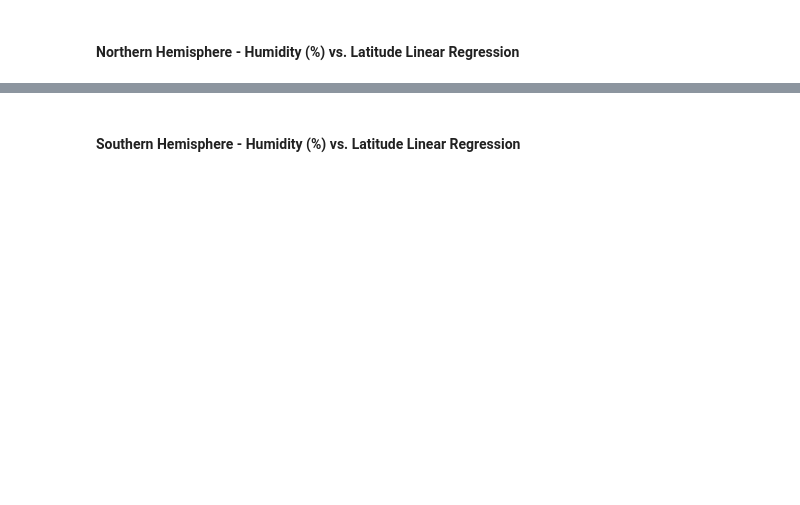
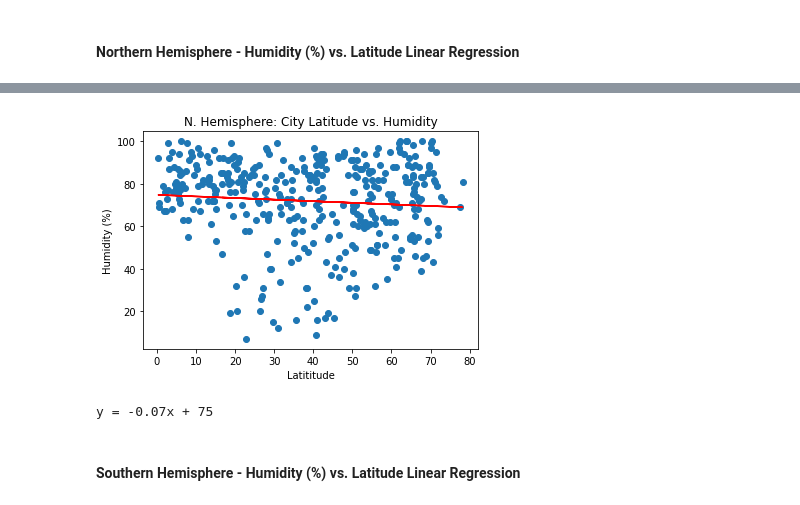
Before and after one commit to amberleeBME/python-api-challenge, a Jupyter notebook: WeatherPy/WeatherPy.ipynb, the cells around one changed output, grey strips where cells are left out. Saved outputs shown, nothing was run; the diff lists cells and outputs as text; code cells hidden in the pictures; blank space fills up the shorter version.

```diff
--- a/WeatherPy/WeatherPy.ipynb
+++ b/WeatherPy/WeatherPy.ipynb
@@ -255,2 +289,23 @@ The r-value is: 0.000543987878808455
+# %%
+xvals=n_weather_data['Lat']
+yvals=n_weather_data['Humidity']
+
+(slope, intercept, rvalue, pvalue, stderr)=stats.linregress(xvals,yvals)
+regressvals=xvals*slope + intercept
+line_eq=f'y = {round(slope,2)}x + {round(intercept)}'
+
+plt.scatter(xvals,yvals)
+plt.plot(xvals, regressvals,"r-")
+plt.title('N. Hemisphere: City Latitude vs. Humidity')
+plt.xlabel('Latititude')
+plt.ylabel('Humidity (%)')
+
+plt.savefig("../output_data/Regress_N_LatHumidity.png")
+
+plt.show()
+print(line_eq)
+# %% [output]
+[figure, added]
+y = -0.07x + 75
 # %% [markdown]
 ####  Southern Hemisphere - Humidity (%) vs. Latitude Linear Regression
```
Also changed, not shown: parts of 22 cells of this notebook, 13 other files.
